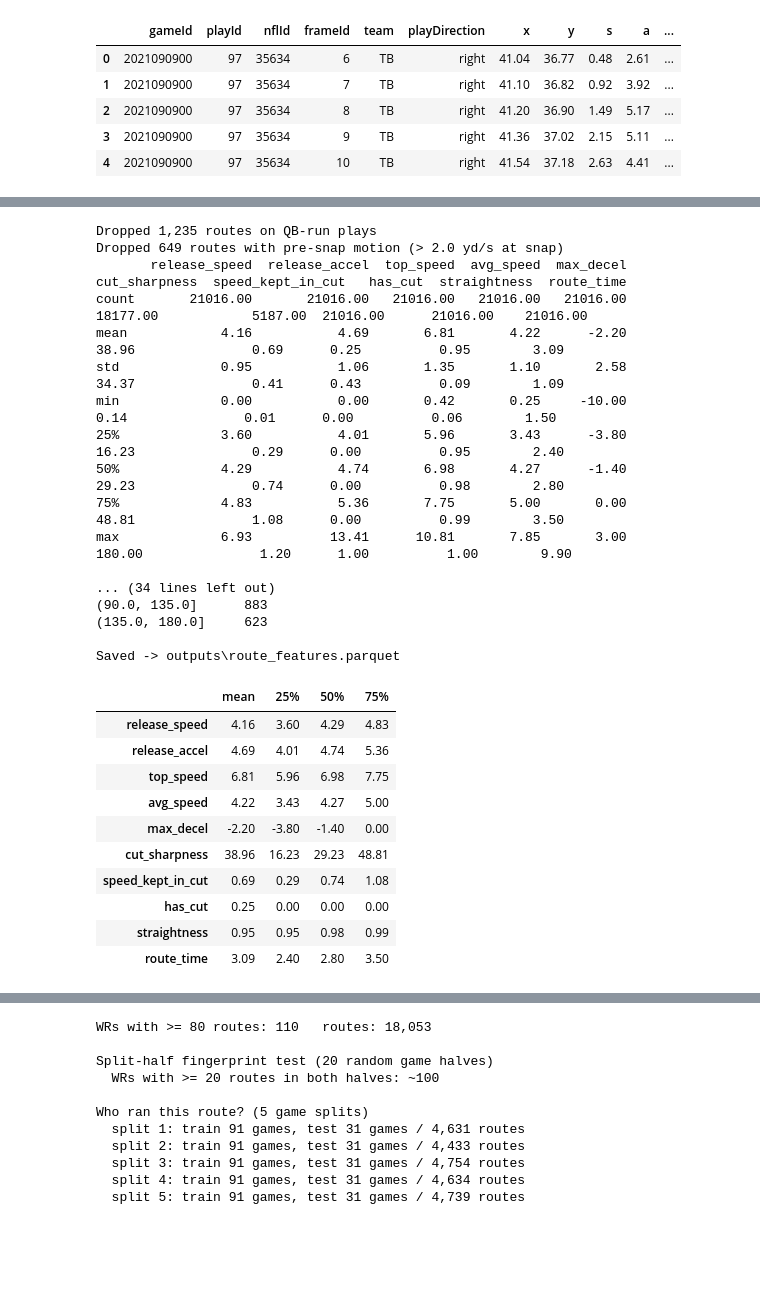
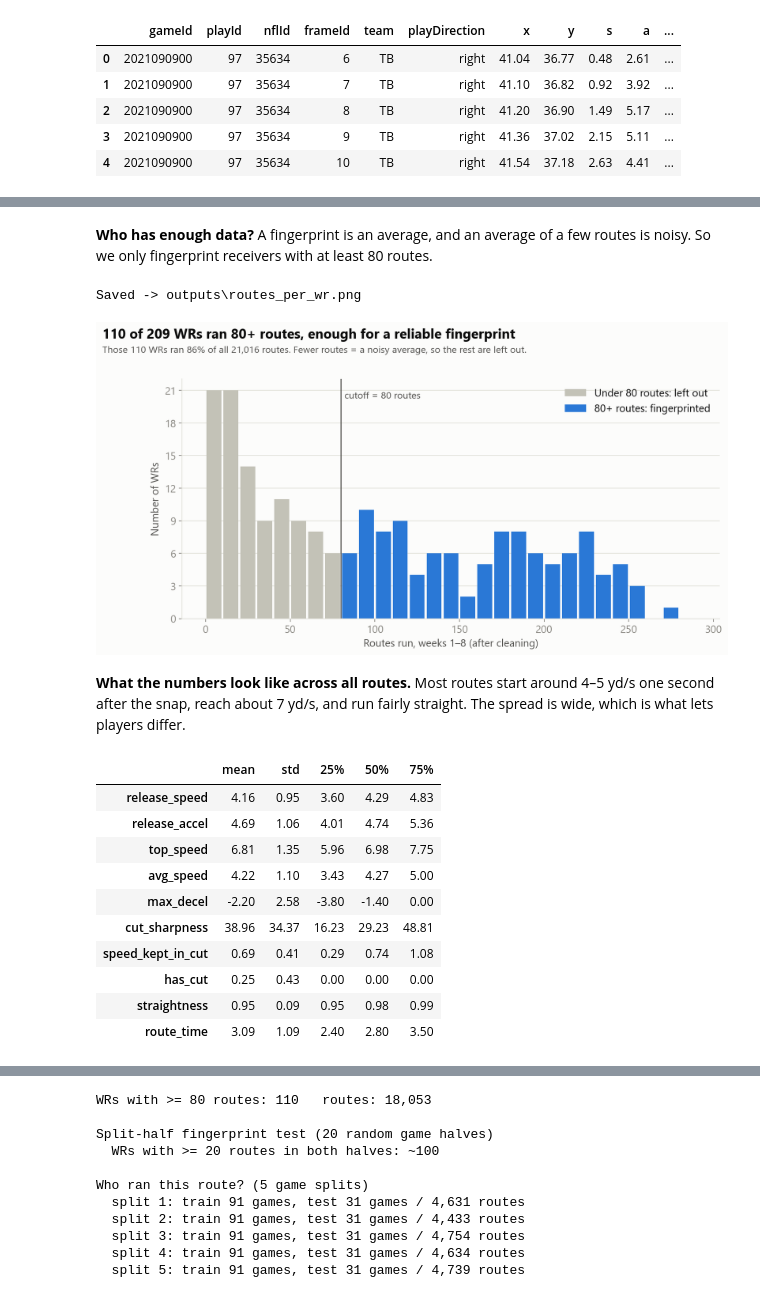
Before and after one commit to ananya1806/shadow, a Jupyter notebook: demo.ipynb, the cells around one changed output, grey strips where cells are left out. Drawn from its saved outputs; the diff is of its cells as text; code cells hidden in the pictures; blank space fills up the shorter version.

```diff
--- a/demo.ipynb
+++ b/demo.ipynb
@@ -95,0 +125,4 @@ We drop routes where the QB ran (not a real route) and routes where the receiver
+# %%
+train = visuals.load_training()["feats"]
+print(f"{len(train):,} routes  ·  {train['nflId'].nunique()} receivers  ·  {train['gameId'].nunique()} games")
+train[["displayName", "team", "gameId", "playId"] + features.FEATURES].head(10)
@@ -96,34 +151,27 @@ We drop routes where the QB ran (not a real route) and routes where the receiver
+# %% [markdown]
+**Who has enough data?** A fingerprint is an average, and an average of a few routes is noisy. So we only fingerprint
+receivers with at least 80 routes.
+# %%
+visuals.routes_per_wr(visuals.load_training())
+display(Image(OUT / "routes_per_wr.png", width=850))
+# %% [output]
+Saved -> outputs\routes_per_wr.png
+[figure, added]
+# %% [markdown]
+**What the numbers look like across all routes.** Most routes start around 4–5 yd/s one second after the snap,
+reach about 7 yd/s, and run fairly straight. The spread is wide, which is what lets players differ.
 # %%
-features.main()
-feats = pd.read_parquet(OUT / "route_features.parquet")
-feats[features.FEATURES].describe().T[["mean", "25%", "50%", "75%"]]
+train[features.FEATURES].describe().T[["mean", "std", "25%", "50%", "75%"]]
 # %% [output]
-Dropped 1,235 routes on QB-run plays
-Dropped 649 routes with pre-snap motion (> 2.0 yd/s at snap)
-       release_speed  release_accel  top_speed  avg_speed  max_decel  cut_sharpness  speed_kept_in_cut   has_cut  straightness  route_time
-count       21016.00       21016.00   21016.00   21016.00   21016.00       18177.00            5187.00  21016.00      21016.00    21016.00
-mean            4.16           4.69       6.81       4.22      -2.20          38.96               0.69      0.25          0.95        3.09
-std             0.95           1.06       1.35       1.10       2.58          34.37               0.41      0.43          0.09        1.09
-min             0.00           0.00       0.42       0.25     -10.00           0.14               0.01      0.00          0.06        1.50
-25%             3.60           4.01       5.96       3.43      -3.80          16.23               0.29      0.00          0.95        2.40
-50%             4.29           4.74       6.98       4.27      -1.40          29.23               0.74      0.00          0.98        2.80
-75%             4.83           5.36       7.75       5.00       0.00          48.81               1.08      0.00          0.99        3.50
-max             6.93          13.41      10.81       7.85       3.00         180.00               1.20      1.00          1.00        9.90
-
-... (34 lines left out)
-(90.0, 135.0]      883
-(135.0, 180.0]     623
-
-Saved -> outputs\route_features.parquet
-|  | mean | 25% | 50% | 75% |
-| release_speed | 4.16 | 3.60 | 4.29 | 4.83 |
-| release_accel | 4.69 | 4.01 | 4.74 | 5.36 |
-| top_speed | 6.81 | 5.96 | 6.98 | 7.75 |
-| avg_speed | 4.22 | 3.43 | 4.27 | 5.00 |
-| max_decel | -2.20 | -3.80 | -1.40 | 0.00 |
-| cut_sharpness | 38.96 | 16.23 | 29.23 | 48.81 |
-| speed_kept_in_cut | 0.69 | 0.29 | 0.74 | 1.08 |
-| has_cut | 0.25 | 0.00 | 0.00 | 0.00 |
-| straightness | 0.95 | 0.95 | 0.98 | 0.99 |
-| route_time | 3.09 | 2.40 | 2.80 | 3.50 |
+|  | mean | std | 25% | 50% | 75% |
+| release_speed | 4.16 | 0.95 | 3.60 | 4.29 | 4.83 |
+| release_accel | 4.69 | 1.06 | 4.01 | 4.74 | 5.36 |
+| top_speed | 6.81 | 1.35 | 5.96 | 6.98 | 7.75 |
+| avg_speed | 4.22 | 1.10 | 3.43 | 4.27 | 5.00 |
+| max_decel | -2.20 | 2.58 | -3.80 | -1.40 | 0.00 |
+| cut_sharpness | 38.96 | 34.37 | 16.23 | 29.23 | 48.81 |
+| speed_kept_in_cut | 0.69 | 0.41 | 0.29 | 0.74 | 1.08 |
+| has_cut | 0.25 | 0.43 | 0.00 | 0.00 | 0.00 |
+| straightness | 0.95 | 0.09 | 0.95 | 0.98 | 0.99 |
+| route_time | 3.09 | 1.09 | 2.40 | 2.80 | 3.50 |
 # %% [markdown]
```
Also changed, not shown: parts of 49 cells of this notebook, 13 other files.
